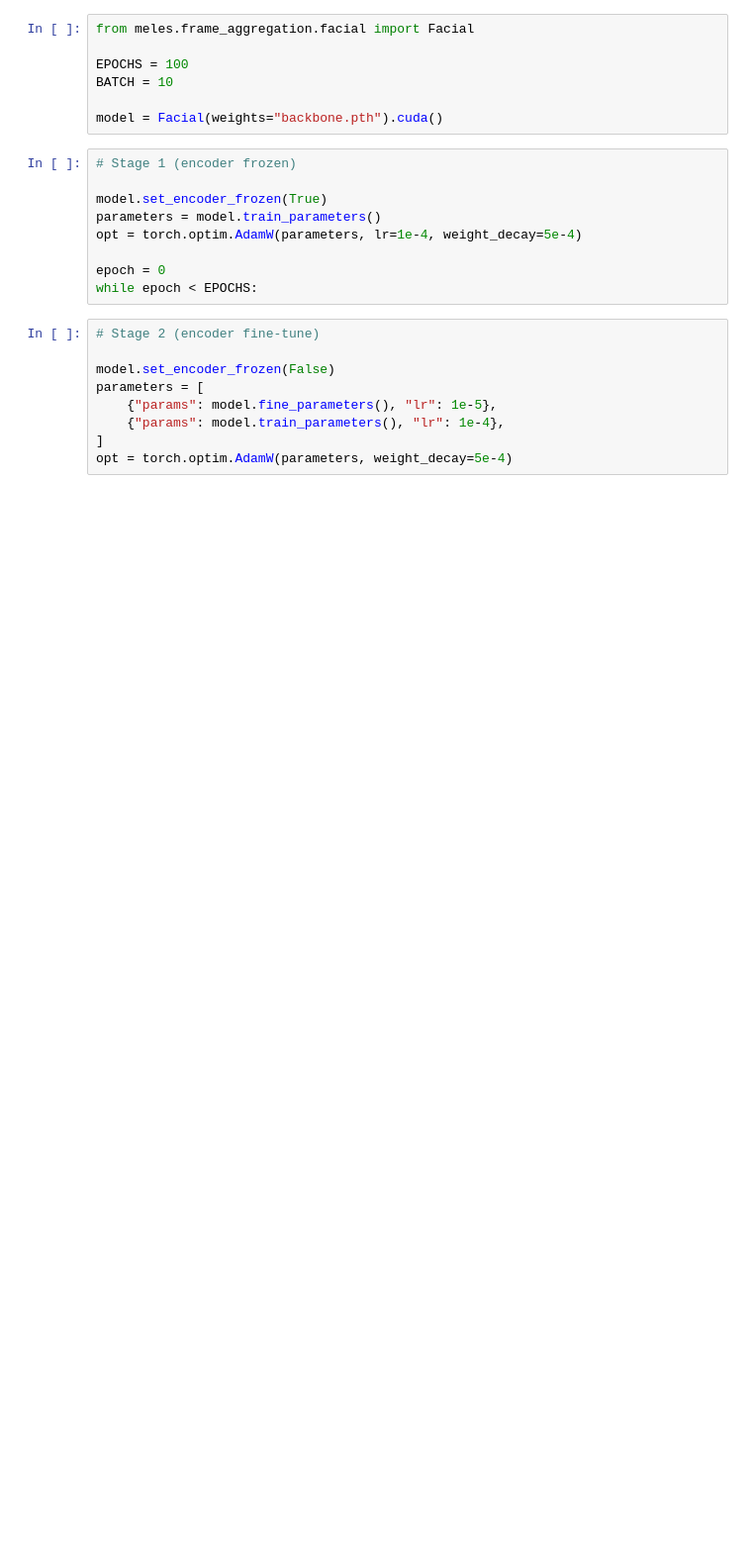
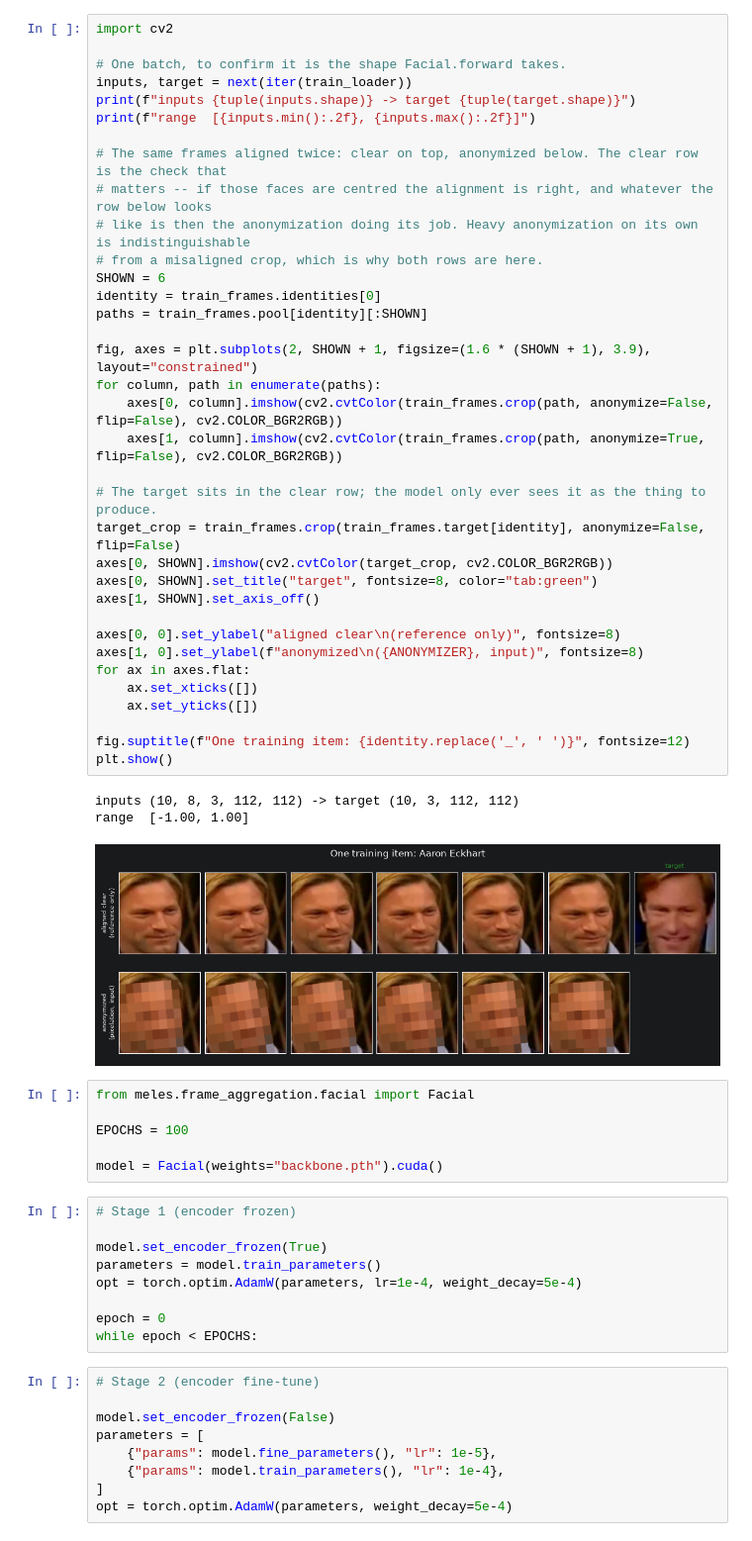
Before and after one commit to wagpa/meles, a Jupyter notebook: src/notebooks/06_facial.ipynb, the cells around one changed output. Shown at 99% size. Drawn from its saved outputs; the diff is of its cells as text; blank space fills up the shorter version.

Commit message:
start implementing facial training

```diff
--- a/src/notebooks/06_facial.ipynb
+++ b/src/notebooks/06_facial.ipynb
@@ -54,8 +90,46 @@ structure_df
+# %%
+import cv2
+
+# One batch, to confirm it is the shape Facial.forward takes.
+inputs, target = next(iter(train_loader))
+print(f"inputs {tuple(inputs.shape)} -> target {tuple(target.shape)}")
+print(f"range  [{inputs.min():.2f}, {inputs.max():.2f}]")
+
+# The same frames aligned twice: clear on top, anonymized below. The clear row is the check that
+# matters -- if those faces are centred the alignment is right, and whatever the row below looks
+# like is then the anonymization doing its job. Heavy anonymization on its own is indistinguishable
+# from a misaligned crop, which is why both rows are here.
+SHOWN = 6
+identity = train_frames.identities[0]
+paths = train_frames.pool[identity][:SHOWN]
+
+fig, axes = plt.subplots(2, SHOWN + 1, figsize=(1.6 * (SHOWN + 1), 3.9), layout="constrained")
+for column, path in enumerate(paths):
+    axes[0, column].imshow(cv2.cvtColor(train_frames.crop(path, anonymize=False, flip=False), cv2.COLOR_BGR2RGB))
+    axes[1, column].imshow(cv2.cvtColor(train_frames.crop(path, anonymize=True, flip=False), cv2.COLOR_BGR2RGB))
+
+# The target sits in the clear row; the model only ever sees it as the thing to produce.
+target_crop = train_frames.crop(train_frames.target[identity], anonymize=False, flip=False)
+axes[0, SHOWN].imshow(cv2.cvtColor(target_crop, cv2.COLOR_BGR2RGB))
+axes[0, SHOWN].set_title("target", fontsize=8, color="tab:green")
+axes[1, SHOWN].set_axis_off()
+
+axes[0, 0].set_ylabel("aligned clear\n(reference only)", fontsize=8)
+axes[1, 0].set_ylabel(f"anonymized\n({ANONYMIZER}, input)", fontsize=8)
+for ax in axes.flat:
+    ax.set_xticks([])
+    ax.set_yticks([])
+
+fig.suptitle(f"One training item: {identity.replace('_', ' ')}", fontsize=12)
+plt.show()
+# %% [output]
+inputs (10, 8, 3, 112, 112) -> target (10, 3, 112, 112)
+range  [-1.00, 1.00]
+[figure, added]
 # %%
 from meles.frame_aggregation.facial import Facial
 
 EPOCHS = 100
-BATCH = 10
 
 model = Facial(weights="backbone.pth").cuda()
 # %%
```
Also changed, not shown: parts of 3 cells of this notebook, 3 other files.
